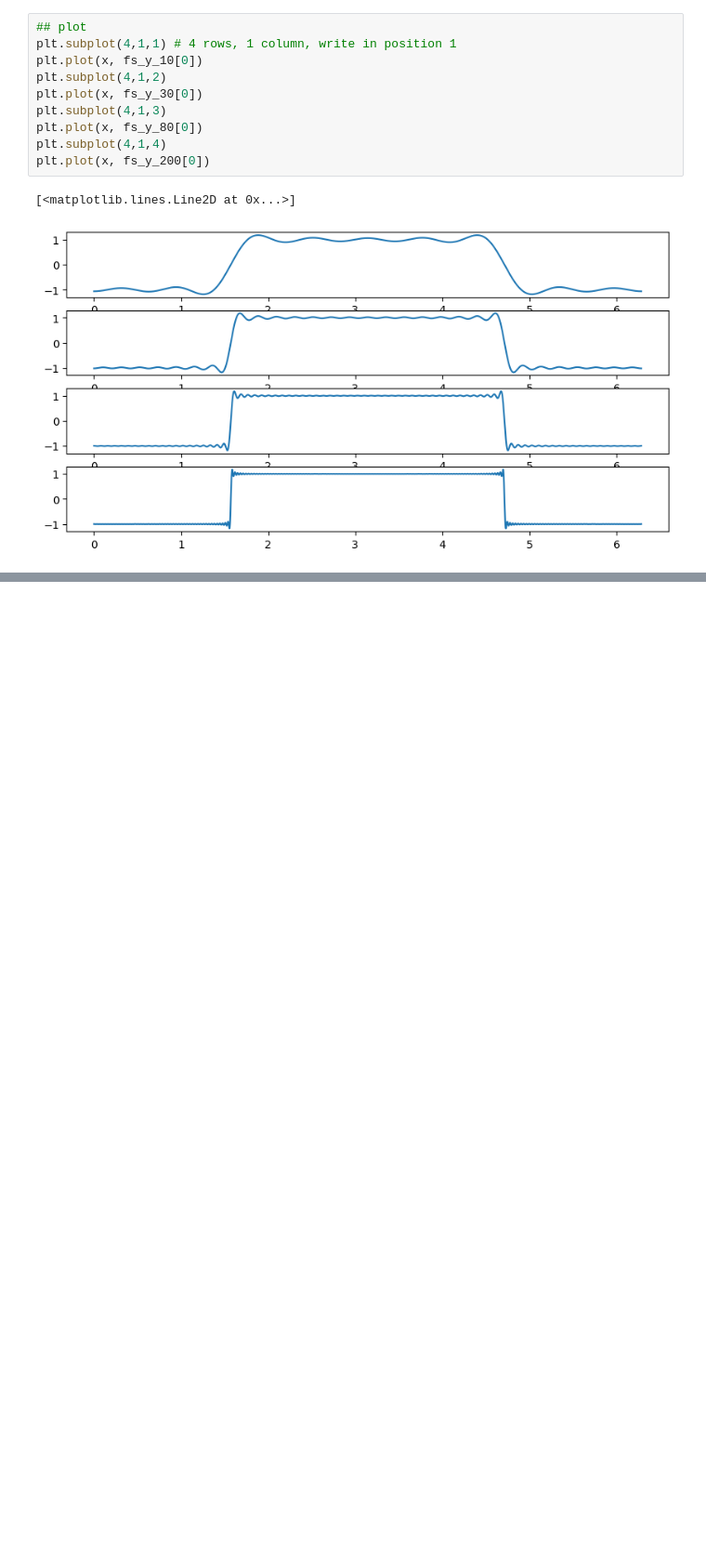
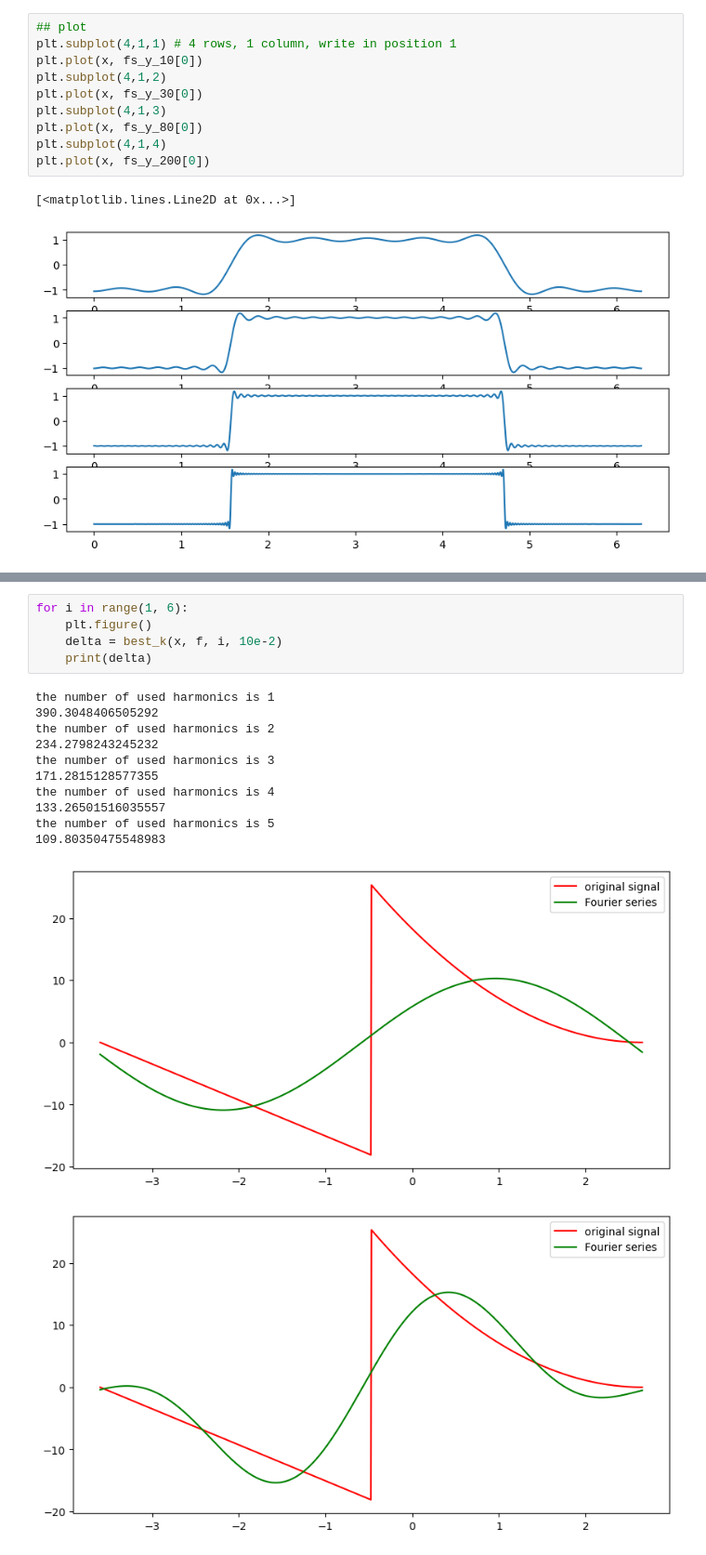
Before and after one commit to mariomine88/Unige_code, a Jupyter notebook: Master/First/DSP/Lab 1 - Fourier series.ipynb/Lab 1 - Fourier series.ipynb, the cells around one changed output, grey strips where cells are left out. Shown at 93% size. Drawn from its saved outputs; the diff is of its cells as text; blank space fills up the shorter version.

```diff
--- a/Master/First/DSP/Lab 1 - Fourier series.ipynb/Lab 1 - Fourier series.ipynb
+++ b/Master/First/DSP/Lab 1 - Fourier series.ipynb/Lab 1 - Fourier series.ipynb
@@ -352,0 +431,18 @@ plt.plot(x, fs_y_200[0])
+# %%
+for i in range(1, 6):
+    plt.figure()
+    delta = best_k(x, f, i, 10e-2)
+    print(delta)
+# %% [output]
+the number of used harmonics is 1
+390.3048406505292
+the number of used harmonics is 2
+234.2798243245232
+the number of used harmonics is 3
+171.2815128577355
+the number of used harmonics is 4
+133.26501516035557
+the number of used harmonics is 5
+109.80350475548983
+[figure, added]
+[figure, added]
```
Also changed, not shown: parts of 9 cells of this notebook.
